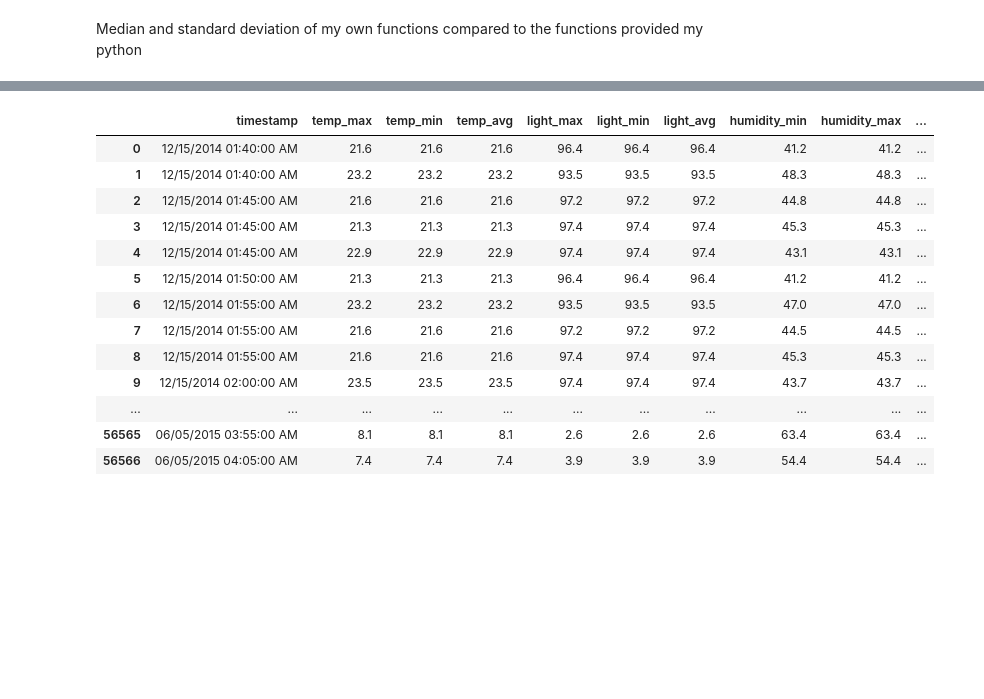
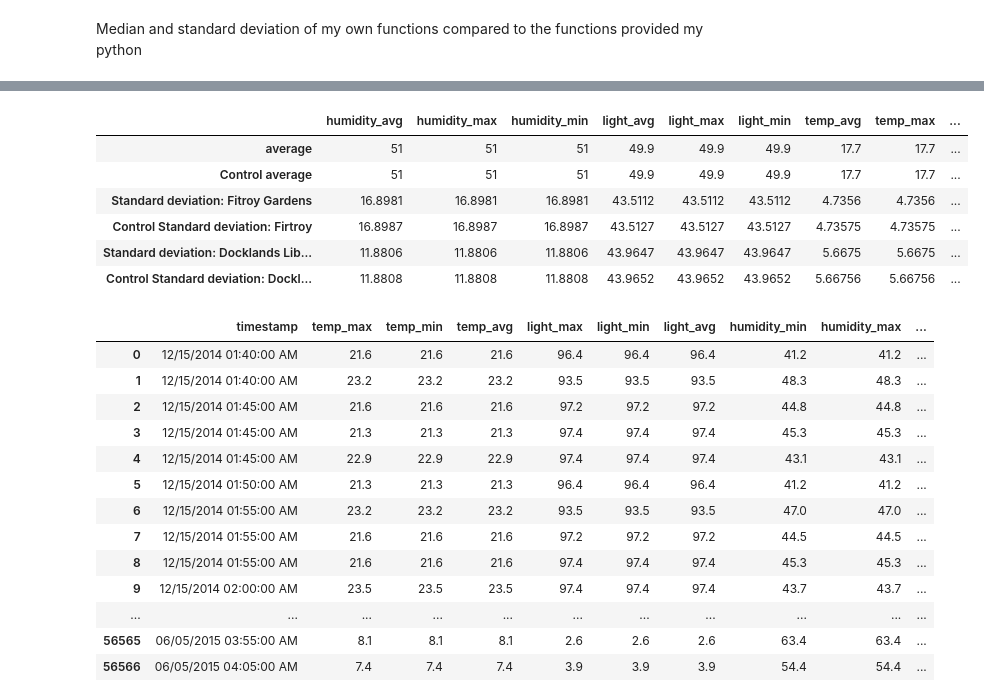
Before and after one commit to parikkap/prediktivAnalytic, a Jupyter notebook: PreskriptivAnalytikUppgift1.ipynb, the cells around one changed output, grey strips where cells are left out. Cells and saved outputs as stored; diff of their text form; code cells hidden in the pictures; blank space fills up the shorter version.

```diff
--- a/PreskriptivAnalytikUppgift1.ipynb
+++ b/PreskriptivAnalytikUppgift1.ipynb
@@ -54,20 +73,27 @@ Median and standard deviation of my own functions compared to the functions prov
 # %%
 def standardDeviation(dataframe):
     headers = list(dataframe.columns.values)
-    dataframe_copy = dataframe
+
     temp_dict = dict()
     temp_location = dict()
     headers.remove('location')
+
     for location in dataframe.location.unique():
-        dataframe_copy[dataframe_copy.location != location]
+        temp_dict = dict()
+        dataframe_copy = pd.DataFrame()
+        dataframe_copy = dataframe.loc[dataframe['location'] == location]
+
         for header in headers[1:]:
             tempString = float()
-            column = dataframe.get(header)
+            divided = float()
+            result = float()
+            column = dataframe_copy.get(header)
             sumOfColumn = column.sum()
             lengthOfColumn = column.size
             mean = sumOfColumn / lengthOfColumn
+
             for x in column:
-
+                squared = float()
                 squared = (x - mean)**2
                 tempString = tempString + squared
 
@@ -76,19 +102,22 @@ def standardDeviation(dataframe):
 
             temp_dict[header] = '{:.4f}'.format(result)
         temp_location[location] = temp_dict
-    return  temp_location
+    return temp_location
 
 resultDict = standardDeviation(sensor_refactored_df)
-#resultDict
-#result_df3 = pd.DataFrame(resultDict,  index=['Standard deviation'])
 
-#temp_serie = dict(sensor_refactored_df.std(axis=0))
+result_df3 = pd.DataFrame(resultDict.get('Fitzroy Gardens'),  index=['Standard deviation: Fitroy Gardens'])
+result_df4 = pd.DataFrame(resultDict.get('Docklands Library'),  index=['Standard deviation: Docklands Library'])
 
-#result_df4 = pd.DataFrame(temp_serie,  index=['Control Standard deviation'])
+temp_serie1 = dict(sensor_refactored_df.loc[sensor_refactored_df['location'] == 'Fitzroy Gardens'].std(axis=0))
+temp_serie2 = dict(sensor_refactored_df.loc[sensor_refactored_df['location'] == 'Docklands Library'].std(axis=0))
 
+result_df5 = pd.DataFrame(temp_serie1,  index=['Control Standard deviation: Firtroy'])
+result_df6 = pd.DataFrame(temp_serie2,  index=['Control Standard deviation: Docklands'])
 
-#frames = [result_df, result_df2, result_df3, result_df4]
+frames = [result_df, result_df2, result_df3, result_df5, result_df4, result_df6]
 
-#result = pd.concat(frames)
-#result
+result = pd.concat(frames, sort=True)
+
+result
 # %% [output]
@@ -112,3 +124,10 @@ resultDict = standardDeviation(sensor_refactored_df)
+|  | humidity_avg | humidity_max | humidity_min | light_avg | light_max | light_min | temp_avg | temp_max | ... |
+| average | 51 | 51 | 51 | 49.9 | 49.9 | 49.9 | 17.7 | 17.7 | ... |
+| Control average | 51 | 51 | 51 | 49.9 | 49.9 | 49.9 | 17.7 | 17.7 | ... |
+| Standard deviation: Fitroy Gardens | 16.8981 | 16.8981 | 16.8981 | 43.5112 | 43.5112 | 43.5112 | 4.7356 | 4.7356 | ... |
+| Control Standard deviation: Firtroy | 16.8987 | 16.8987 | 16.8987 | 43.5127 | 43.5127 | 43.5127 | 4.73575 | 4.73575 | ... |
+| Standard deviation: Docklands Lib... | 11.8806 | 11.8806 | 11.8806 | 43.9647 | 43.9647 | 43.9647 | 5.6675 | 5.6675 | ... |
+| Control Standard deviation: Dockl... | 11.8808 | 11.8808 | 11.8808 | 43.9652 | 43.9652 | 43.9652 | 5.66756 | 5.66756 | ... |
 # %%
 timestamp = sensor_refactored_df.get('timestamp')
 temp_serie = pd.to_datetime(timestamp);
```
Also changed, not shown: parts of 5 cells of this notebook.
